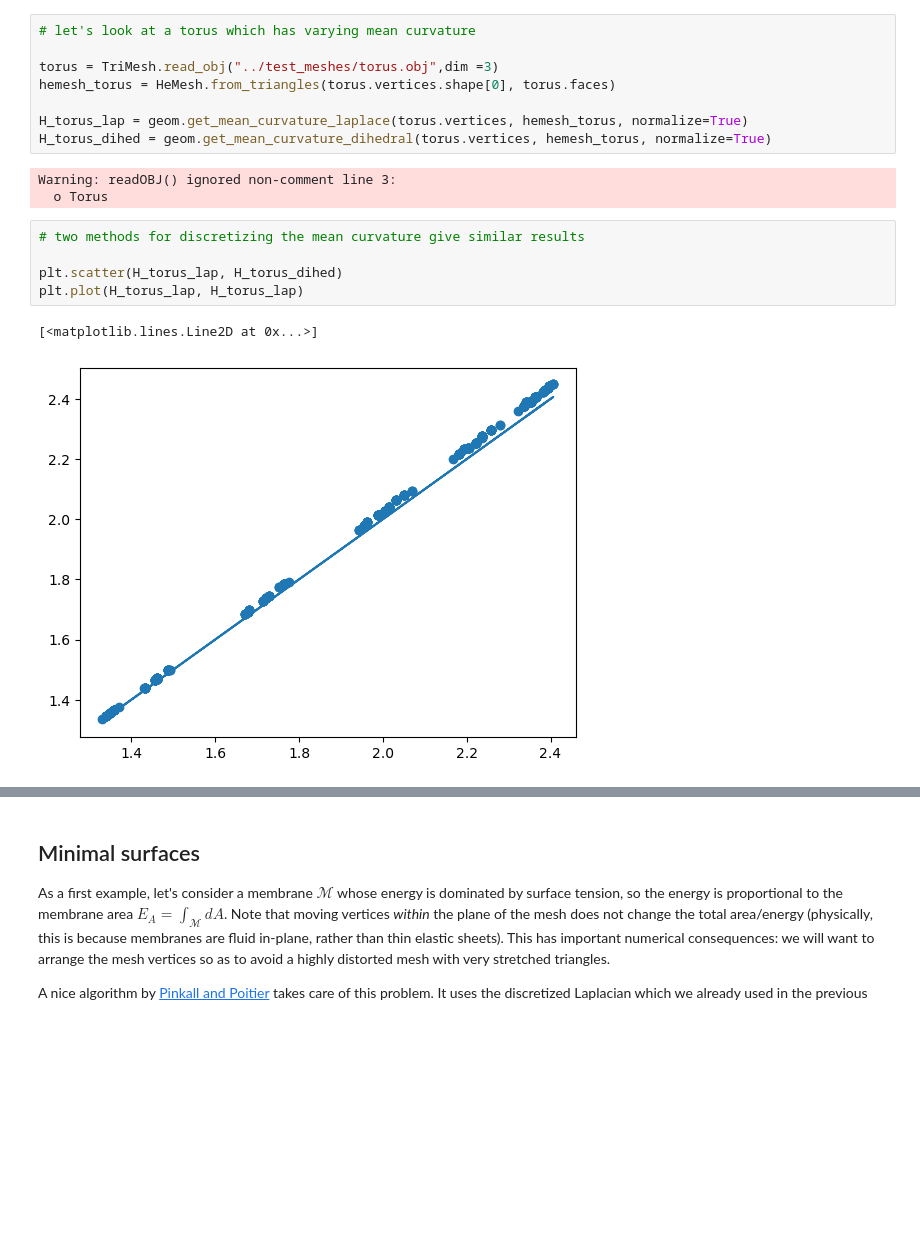
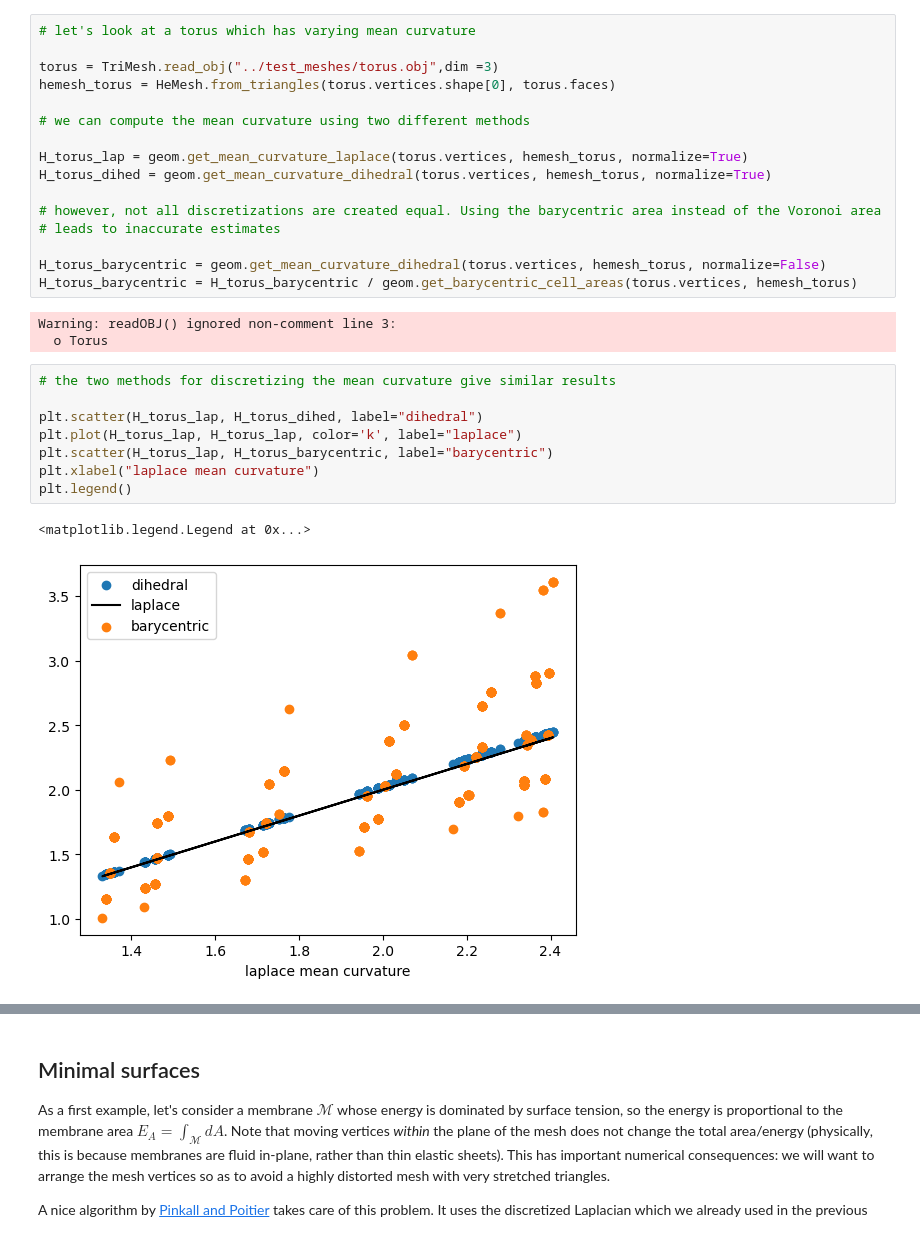
Before and after one commit to nikolas-claussen/triangulax, a Jupyter notebook: nbs/tutorials/05_membrane_mechanics.ipynb, the cells around one changed output, grey strips where cells are left out. Cells and saved outputs as stored; diff of their text form; blank space fills up the shorter version.

```diff
--- a/nbs/tutorials/05_membrane_mechanics.ipynb
+++ b/nbs/tutorials/05_membrane_mechanics.ipynb
@@ -40,17 +42,28 @@ where the sum is over all $j$ neighboring $i$, and $a_i$ is the barycentric area
 torus = TriMesh.read_obj("../test_meshes/torus.obj",dim =3)
 hemesh_torus = HeMesh.from_triangles(torus.vertices.shape[0], torus.faces)
 
+# we can compute the mean curvature using two different methods
+
 H_torus_lap = geom.get_mean_curvature_laplace(torus.vertices, hemesh_torus, normalize=True)
 H_torus_dihed = geom.get_mean_curvature_dihedral(torus.vertices, hemesh_torus, normalize=True)
+
+# however, not all discretizations are created equal. Using the barycentric area instead of the Voronoi area
+# leads to inaccurate estimates
+
+H_torus_barycentric = geom.get_mean_curvature_dihedral(torus.vertices, hemesh_torus, normalize=False)
+H_torus_barycentric = H_torus_barycentric / geom.get_barycentric_cell_areas(torus.vertices, hemesh_torus)
 # %% [output]
 Warning: readOBJ() ignored non-comment line 3:
   o Torus
 # %%
-# two methods for discretizing the mean curvature give similar results
+# the two methods for discretizing the mean curvature give similar results
 
-plt.scatter(H_torus_lap, H_torus_dihed)
-plt.plot(H_torus_lap, H_torus_lap)
+plt.scatter(H_torus_lap, H_torus_dihed, label="dihedral")
+plt.plot(H_torus_lap, H_torus_lap, color='k', label="laplace")
+plt.scatter(H_torus_lap, H_torus_barycentric, label="barycentric")
+plt.xlabel("laplace mean curvature")
+plt.legend()
 # %% [output]
-[<matplotlib.lines.Line2D at 0x...>]
+<matplotlib.legend.Legend at 0x...>
-[figure, old version]
+[figure, new version]
 # %%
```
Also changed, not shown: parts of 23 cells of this notebook, 14 other files.
